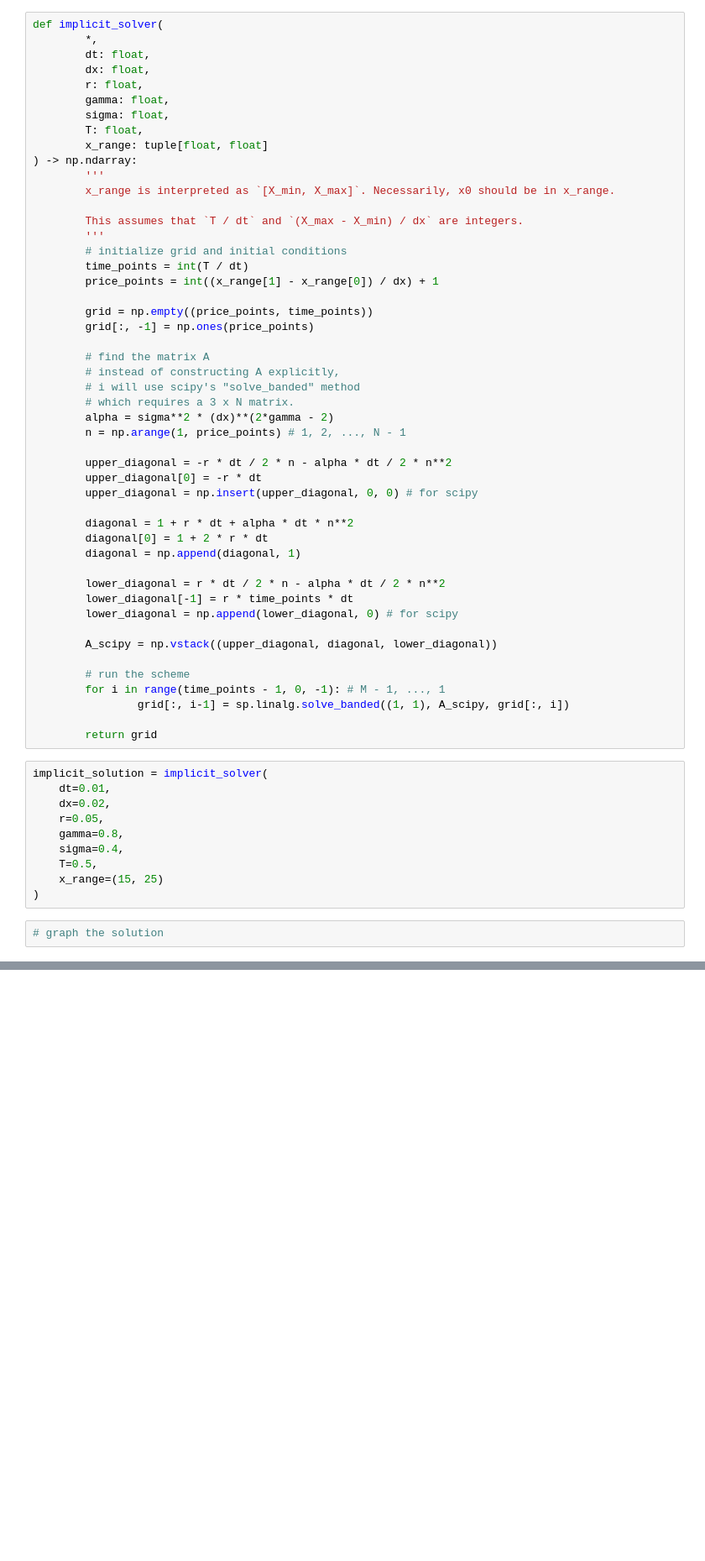
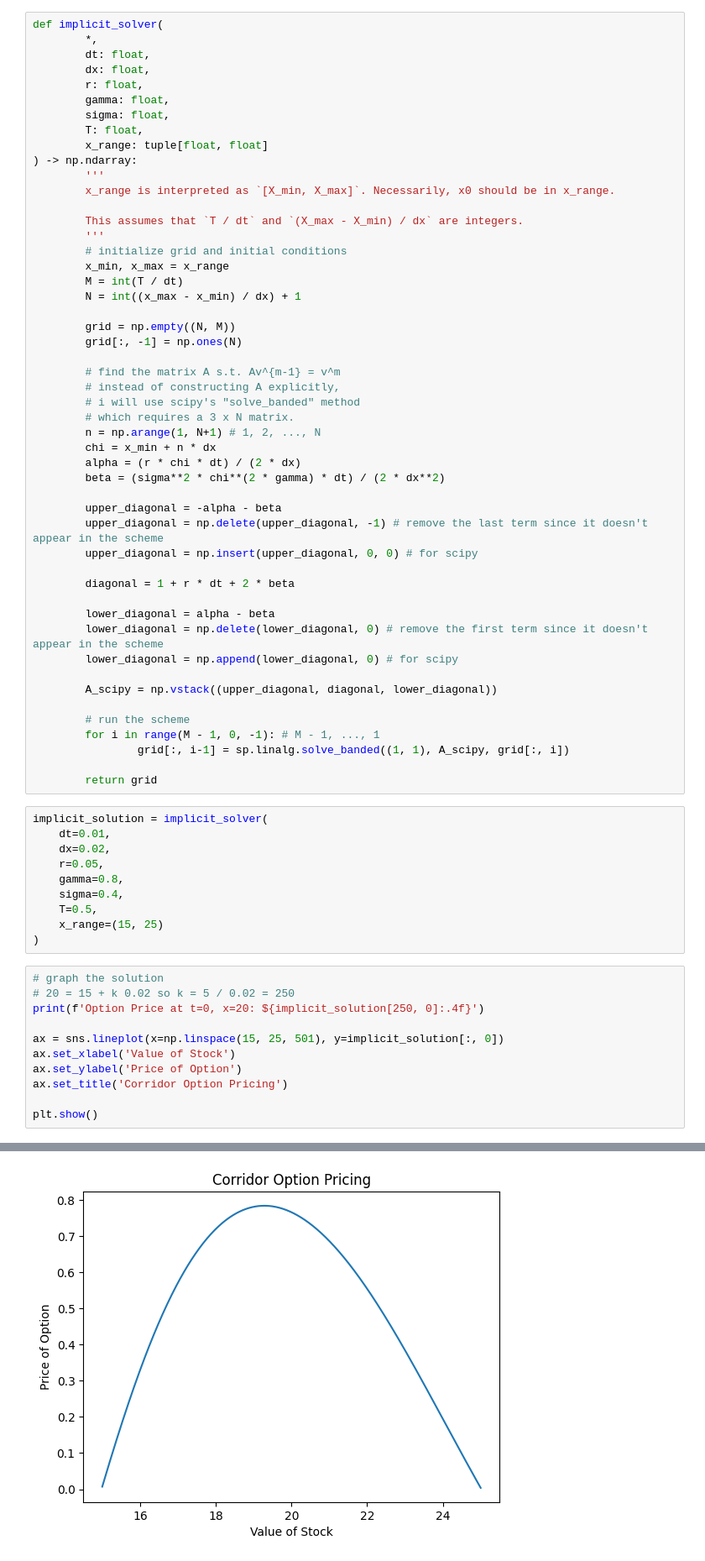
Before and after one commit to DanLeEpicMan/PSTAT-223C, a Jupyter notebook: hw2/hw2.ipynb, the cells around one changed output, grey strips where cells are left out. Shown at 84% size. Drawn from its saved outputs; the diff is of its cells as text; blank space fills up the shorter version.

```diff
--- a/hw2/hw2.ipynb
+++ b/hw2/hw2.ipynb
@@ -91,35 +71,36 @@ def implicit_solver(
         This assumes that `T / dt` and `(X_max - X_min) / dx` are integers.
         '''
         # initialize grid and initial conditions
-        time_points = int(T / dt)
-        price_points = int((x_range[1] - x_range[0]) / dx) + 1
+        x_min, x_max = x_range
+        M = int(T / dt)
+        N = int((x_max - x_min) / dx) + 1
 
-        grid = np.empty((price_points, time_points))
-        grid[:, -1] = np.ones(price_points)
+        grid = np.empty((N, M))
+        grid[:, -1] = np.ones(N)
 
-        # find the matrix A
+        # find the matrix A s.t. Av^{m-1} = v^m
         # instead of constructing A explicitly,
         # i will use scipy's "solve_banded" method
         # which requires a 3 x N matrix.
-        alpha = sigma**2 * (dx)**(2*gamma - 2)
-        n = np.arange(1, price_points) # 1, 2, ..., N - 1
+        n = np.arange(1, N+1) # 1, 2, ..., N
+        chi = x_min + n * dx
+        alpha = (r * chi * dt) / (2 * dx)
+        beta = (sigma**2 * chi**(2 * gamma) * dt) / (2 * dx**2)
 
-        upper_diagonal = -r * dt / 2 * n - alpha * dt / 2 * n**2
-        upper_diagonal[0] = -r * dt
+        upper_diagonal = -alpha - beta
+        upper_diagonal = np.delete(upper_diagonal, -1) # remove the last term since it doesn't appear in the scheme
         upper_diagonal = np.insert(upper_diagonal, 0, 0) # for scipy
 
-        diagonal = 1 + r * dt + alpha * dt * n**2
-        diagonal[0] = 1 + 2 * r * dt
-        diagonal = np.append(diagonal, 1)
+        diagonal = 1 + r * dt + 2 * beta
 
-        lower_diagonal = r * dt / 2 * n - alpha * dt / 2 * n**2
-        lower_diagonal[-1] = r * time_points * dt
+        lower_diagonal = alpha - beta
+        lower_diagonal = np.delete(lower_diagonal, 0) # remove the first term since it doesn't appear in the scheme
         lower_diagonal = np.append(lower_diagonal, 0) # for scipy
 
         A_scipy = np.vstack((upper_diagonal, diagonal, lower_diagonal))
 
         # run the scheme
-        for i in range(time_points - 1, 0, -1): # M - 1, ..., 1
+        for i in range(M - 1, 0, -1): # M - 1, ..., 1
                 grid[:, i-1] = sp.linalg.solve_banded((1, 1), A_scipy, grid[:, i])
 
         return grid
@@ -135,3 +116,13 @@ implicit_solution = implicit_solver(
 )
 # %%
 # graph the solution
+# 20 = 15 + k 0.02 so k = 5 / 0.02 = 250
+print(f'Option Price at t=0, x=20: ${implicit_solution[250, 0]:.4f}')
+
+ax = sns.lineplot(x=np.linspace(15, 25, 501), y=implicit_solution[:, 0])
+ax.set_xlabel('Value of Stock')
+ax.set_ylabel('Price of Option')
+ax.set_title('Corridor Option Pricing')
+
+plt.show()
+# %% [output]
@@ -137,0 +130 @@ implicit_solution = implicit_solver(
+[figure, added]
```
Also changed, not shown: parts of 6 cells of this notebook.
